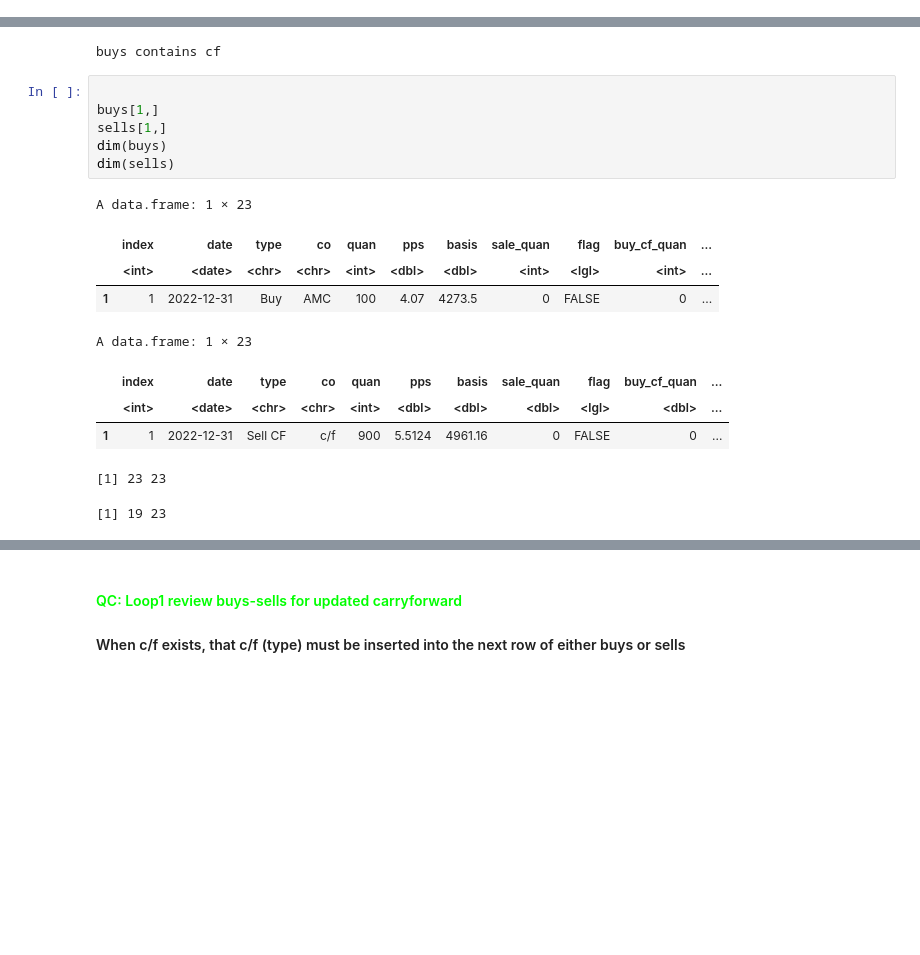
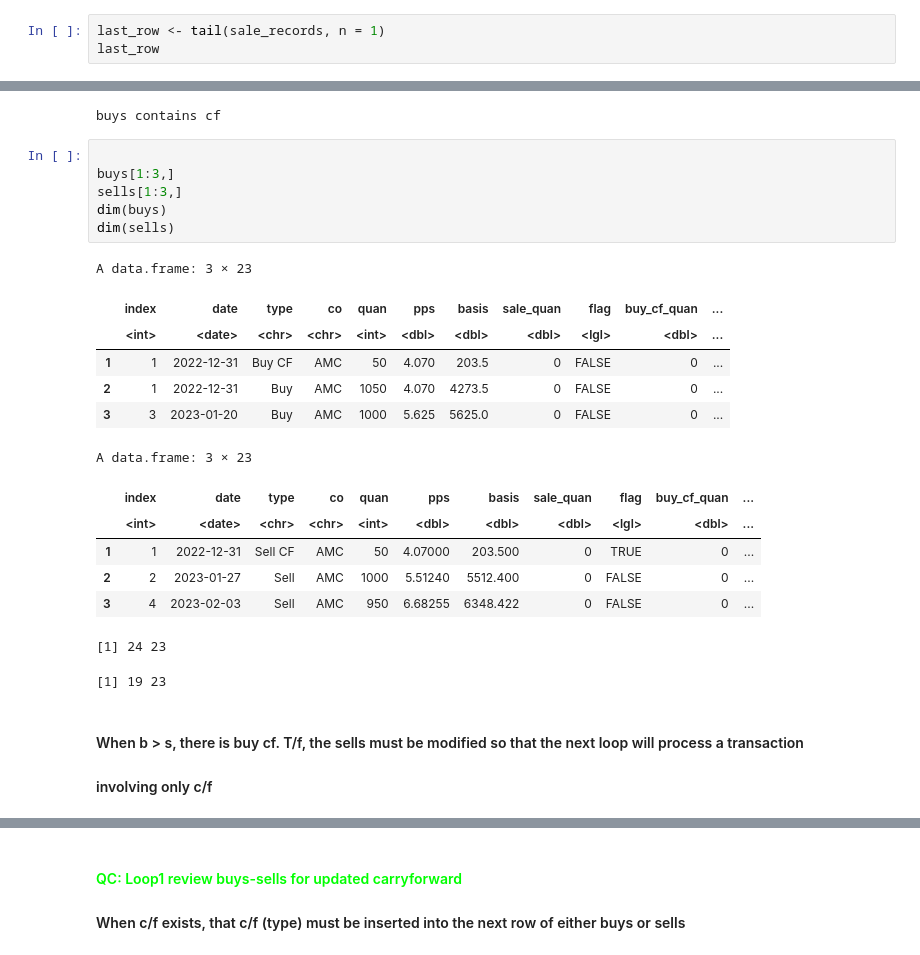
Before and after one commit to GrayCoHub/fifo_redo, a Jupyter notebook: fifo_rows_redo2.ipynb, the cells around one changed output, grey strips where cells are left out. Saved outputs shown, nothing was run; the diff lists cells and outputs as text; blank space fills up the shorter version.

Commit message:
getting there.  Fixed the second row c/f issue when b>s, more tweeks nec

```diff
--- a/fifo_rows_redo2.ipynb
+++ b/fifo_rows_redo2.ipynb
@@ -294,0 +309,3 @@ A data.frame: 1 × 23
+# %%
+last_row <- tail(sale_records, n = 1)
+last_row
@@ -425,21 +540,28 @@ if(any(buys[1,] == TRUE)) cat("buys contains cf \n")
 buys contains cf
 # %%
 
-buys[1,]
-sells[1,]
+buys[1:3,]
+sells[1:3,]
 dim(buys)
 dim(sells)
 # %% [output]
-A data.frame: 1 × 23
+A data.frame: 3 × 23
 |  | index | date | type | co | quan | pps | basis | sale_quan | flag | buy_cf_quan | ... |
-|  | <int> | <date> | <chr> | <chr> | <int> | <dbl> | <dbl> | <int> | <lgl> | <int> | ... |
-| 1 | 1 | 2022-12-31 | Buy | AMC | 100 | 4.07 | 4273.5 | 0 | FALSE | 0 | ... |
+|  | <int> | <date> | <chr> | <chr> | <int> | <dbl> | <dbl> | <dbl> | <lgl> | <dbl> | ... |
+| 1 | 1 | 2022-12-31 | Buy CF | AMC | 50 | 4.070 | 203.5 | 0 | FALSE | 0 | ... |
+| 2 | 1 | 2022-12-31 | Buy | AMC | 1050 | 4.070 | 4273.5 | 0 | FALSE | 0 | ... |
+| 3 | 3 | 2023-01-20 | Buy | AMC | 1000 | 5.625 | 5625.0 | 0 | FALSE | 0 | ... |
-A data.frame: 1 × 23
+A data.frame: 3 × 23
 |  | index | date | type | co | quan | pps | basis | sale_quan | flag | buy_cf_quan | ... |
 |  | <int> | <date> | <chr> | <chr> | <int> | <dbl> | <dbl> | <dbl> | <lgl> | <dbl> | ... |
-| 1 | 1 | 2022-12-31 | Sell CF | c/f | 900 | 5.5124 | 4961.16 | 0 | FALSE | 0 | ... |
+| 1 | 1 | 2022-12-31 | Sell CF | AMC | 50 | 4.07000 | 203.500 | 0 | TRUE | 0 | ... |
+| 2 | 2 | 2023-01-27 | Sell | AMC | 1000 | 5.51240 | 5512.400 | 0 | FALSE | 0 | ... |
+| 3 | 4 | 2023-02-03 | Sell | AMC | 950 | 6.68255 | 6348.422 | 0 | FALSE | 0 | ... |
-[1] 23 23
+[1] 24 23
 [1] 19 23
+# %% [markdown]
+#### When b > s, there is buy cf.  T/f, the sells must be modified so that the next loop will process a transaction
+#### involving only c/f
 # %%
 cat("buys$type[1] is ", buys$type[1], "\n")
 sells$type[1]
```
Also changed, not shown: parts of 36 cells of this notebook.
